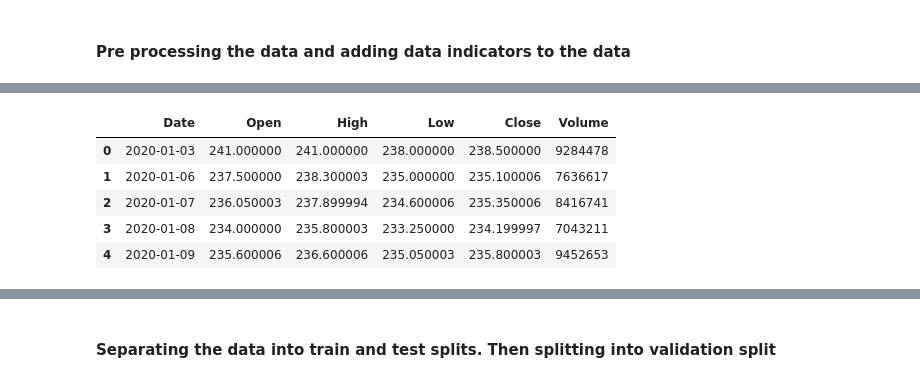
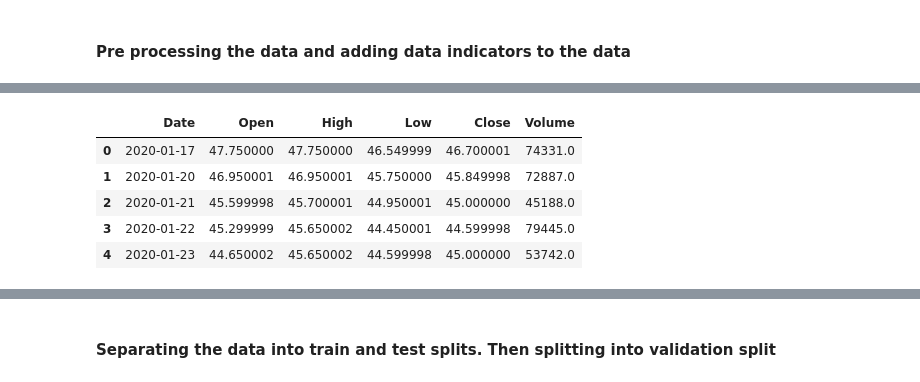
Before and after one commit to viraj-s15/stock-trend-analysis, a Jupyter notebook: notebooks/nerual_net.ipynb, the cells around one changed output, grey strips where cells are left out. Drawn from its saved outputs; the diff is of its cells as text; code cells hidden in the pictures.

```diff
--- a/notebooks/nerual_net.ipynb
+++ b/notebooks/nerual_net.ipynb
@@ -35,7 +35,7 @@ set_seeds()
 # %% [markdown]
 #### Pre processing the data and adding data indicators to the data
 # %%
-df = pd.read_csv("../data/itc/itc.csv")
+df = pd.read_csv("../data/hind-copper/hind_copper.csv")
 # Need to reverse the db
 # df = df.loc[::-1]
 df['Date'] = pd.to_datetime(df['Date'],dayfirst=True)
@@ -54,9 +55,9 @@ df.head()
 |  | Date | Open | High | Low | Close | Volume |
-| 0 | 2020-01-03 | 241.000000 | 241.000000 | 238.000000 | 238.500000 | 9284478 |
-| 1 | 2020-01-06 | 237.500000 | 238.300003 | 235.000000 | 235.100006 | 7636617 |
-| 2 | 2020-01-07 | 236.050003 | 237.899994 | 234.600006 | 235.350006 | 8416741 |
-| 3 | 2020-01-08 | 234.000000 | 235.800003 | 233.250000 | 234.199997 | 7043211 |
-| 4 | 2020-01-09 | 235.600006 | 236.600006 | 235.050003 | 235.800003 | 9452653 |
+| 0 | 2020-01-17 | 47.750000 | 47.750000 | 46.549999 | 46.700001 | 74331.0 |
+| 1 | 2020-01-20 | 46.950001 | 46.950001 | 45.750000 | 45.849998 | 72887.0 |
+| 2 | 2020-01-21 | 45.599998 | 45.700001 | 44.950001 | 45.000000 | 45188.0 |
+| 3 | 2020-01-22 | 45.299999 | 45.650002 | 44.450001 | 44.599998 | 79445.0 |
+| 4 | 2020-01-23 | 44.650002 | 45.650002 | 44.599998 | 45.000000 | 53742.0 |
 # %%
 df['EMA_9'] = df['Close'].ewm(9).mean().shift()
 df['SMA_5'] = df['Close'].rolling(5).mean().shift()
```
Also changed, not shown: parts of 19 cells of this notebook, 3 other files.
